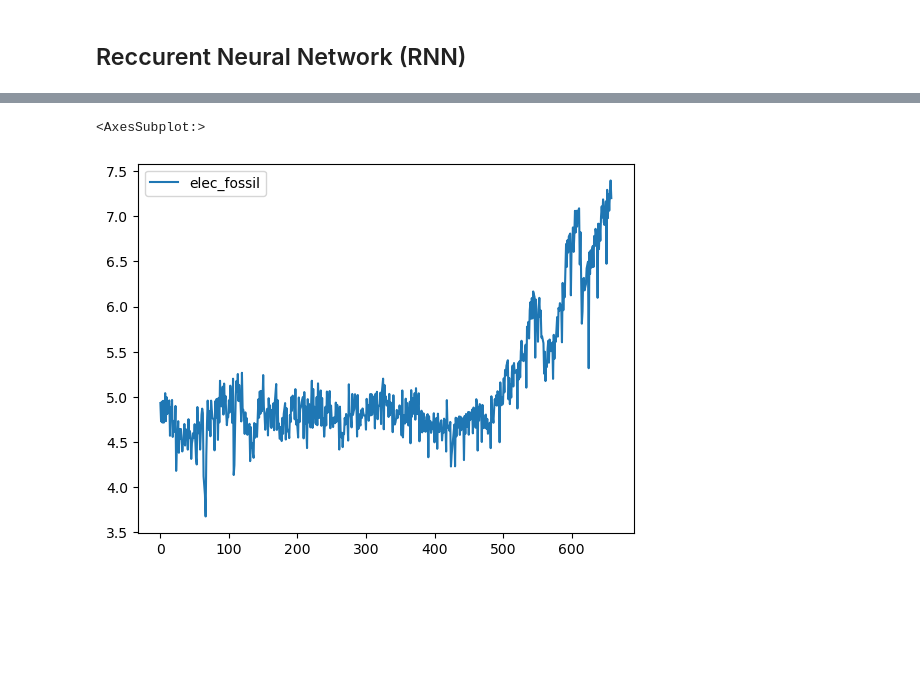
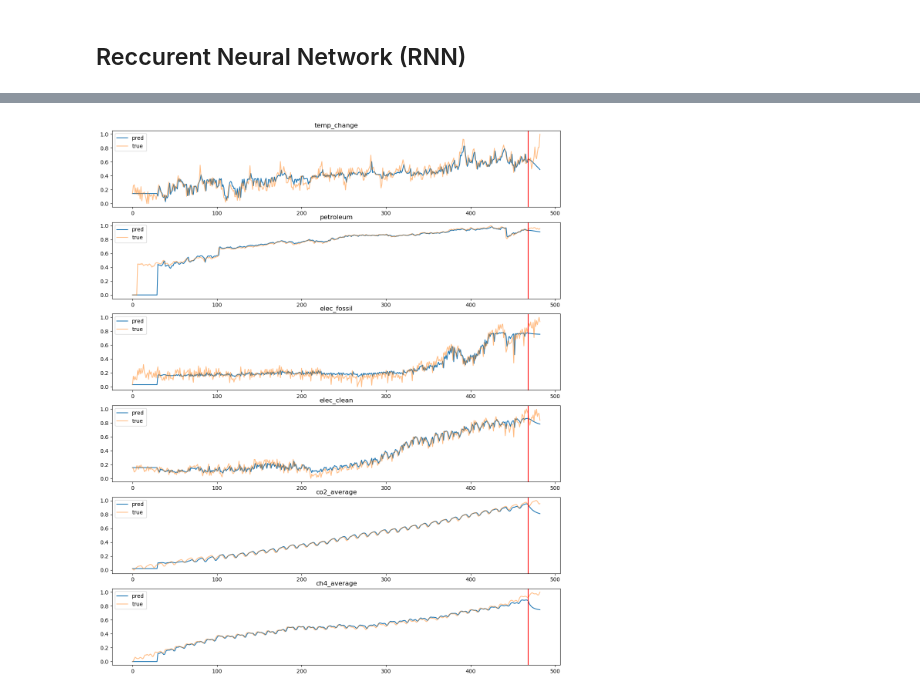
Before and after one commit to HomKeen/DSC180B-Q2-Capstone, a Jupyter notebook: scripts/rnn.ipynb, the cells around one changed output, grey strips where cells are left out. Drawn from its saved outputs; the diff is of its cells as text; code cells hidden in the pictures; blank space fills up the shorter version.

```diff
--- a/scripts/rnn.ipynb
+++ b/scripts/rnn.ipynb
@@ -72,0 +139,2 @@ Using CPU
+# %%
+device = torch.device('cuda' if torch.cuda.is_available() else 'cpu')
@@ -114,4 +254,9 @@ trainer.get_error('train')
 # %%
+data.train_mode()
 with torch.no_grad():
     pred_loader = DataLoader(data, batch_size=1, shuffle=False)
-    pred = [data.data.reset_index()[y_vals[0]][0]]*lags + [model(X.to(device, dtype=torch.float)) for X, y in pred_loader]
+    pred = [data.data.reset_index()[y_vals].iloc[0]]*lags \
+            + [model(X.to(device, dtype=torch.float)) for X, y in pred_loader]
+    _, val_pred = trainer.get_val_error()
+    pred = pred + val_pred
+pred = torch.tensor(pred)
@@ -136,6 +263,13 @@ a.plot(kind='line', y='elec_clean')
-# %%
-b = grab_dataset('elec_fossil')
-b.plot(kind='line', y='elec_fossil')
-# %% [output]
-<AxesSubplot:>
-[figure, removed]
+# %%
+fig, axes = plt.subplots(6, 1, figsize=(15,18))
+
+for i in range(len(axes)):
+
+    axes[i].set_title(data.data.columns[i])
+    axes[i].plot(pred[:,i], label='pred')
+    axes[i].plot(data.full_data.reset_index()[y_vals[i]], alpha=0.5, label='true')
+    axes[i].axvline(data.train_data.shape[0], color='red')
+
+    axes[i].legend()
+# %% [output]
+[figure, added]
```
Also changed, not shown: parts of 24 cells of this notebook, 36 other files.
